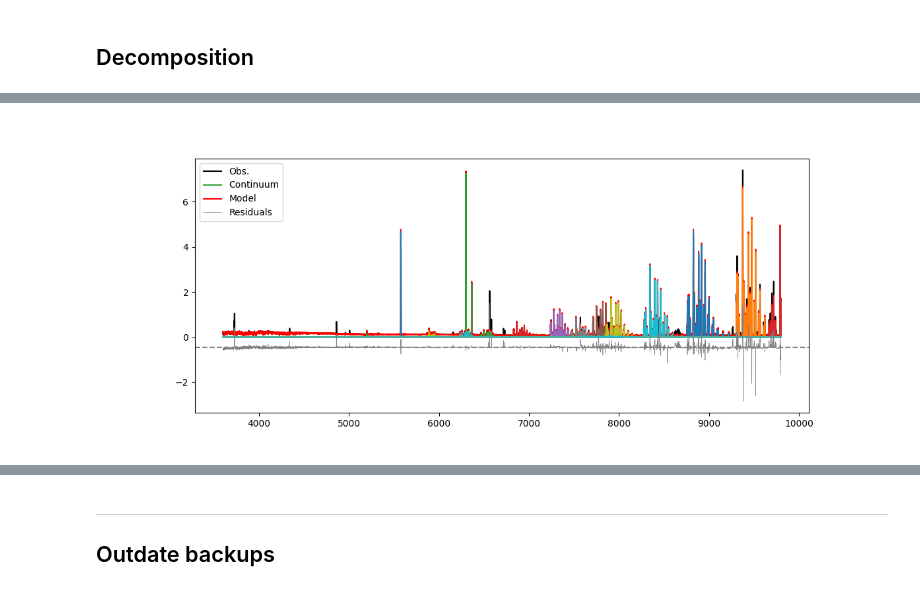
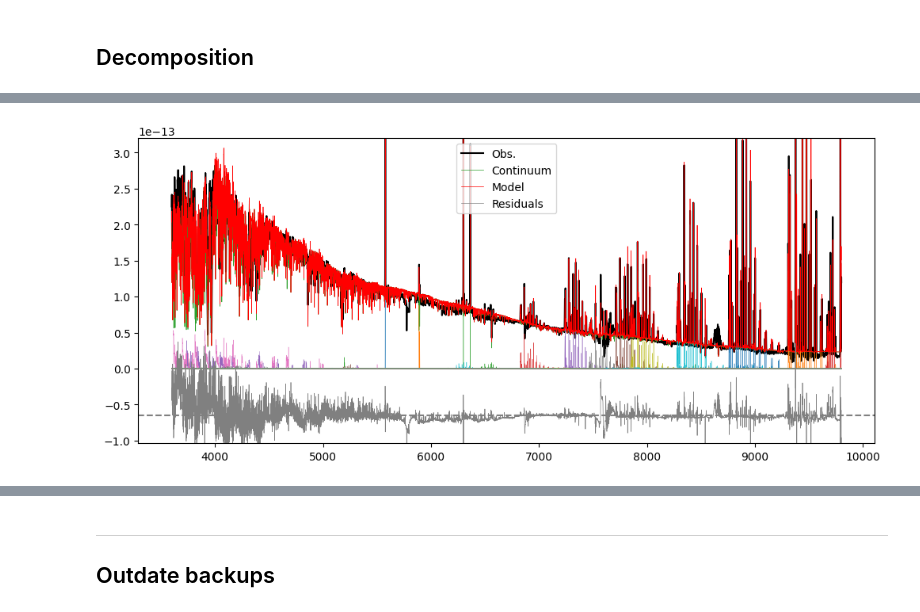
Before and after one commit to sdss/lvmsky, a Jupyter notebook: skysub/decomposition_skyLines_groups_and_SkyModel_continuum.ipynb, the cells around one changed output, grey strips where cells are left out. Saved outputs shown, nothing was run; the diff lists cells and outputs as text; code cells hidden in the pictures.

```diff
--- a/skysub/decomposition_skyLines_groups_and_SkyModel_continuum.ipynb
+++ b/skysub/decomposition_skyLines_groups_and_SkyModel_continuum.ipynb
@@ -10,15 +10,13 @@ And focus on one of the exposure.
 from astropy.table import Table
 from astropy.io import fits
 
-tbl = Table.read('XCframe_1.1.1_3469_31300_1.fits', 'DRP_ALL')
-wave = fits.getdata('XCframe_1.1.1_3469_31300_1.fits', 'WAVE')
-flux = fits.getdata('XCframe_1.1.1_3469_31300_1.fits', 'FLUX')
 
-# idx = 3115
-idx = 2345
-# idx = np.argwhere(tbl['expnum'] == 20838)[0][0] # omega Cen
-# idx = np.argwhere(tbl['expnum'] == 8373)[0][0] # LMC
+XCFrame_file = "XCframe_1.1.1_3469_31300_1.fits"
+fits.info(XCFrame_file)
 
-spec = flux[idx]
-tbl[idx]
+tbl = Table.read(XCFrame_file, 'DRP_ALL')
+wave = fits.getdata(XCFrame_file, 'WAVE')
+flux = fits.getdata(XCFrame_file, 'FLUX')
+sky_east = fits.getdata(XCFrame_file, 'SKY_EAST')
+sky_west = fits.getdata(XCFrame_file, 'SKY_WEST')
 # %% [output]
@@ -215,7 +350,7 @@ ColDefs(
 # %% [markdown]
 ## Create Design matrix
 # %%
-design_matrix = np.zeros((len(lines_groups), wave.size), dtype=float)
+design_matrix_lines = np.zeros((len(lines_groups), wave.size), dtype=float)
 
 lsf_sigma = 1.3 / 2.355
 
@@ -226,58 +361,63 @@ for i, group in enumerate(lines_groups):
     for wave_line, flux_line in zip(wave_group, flux_group):
         if (wave_line >= wave[0]) & (wave_line <= wave[-1]):
             yy = (wave - wave_line) / lsf_sigma
-            design_matrix[i] += flux_line * np.exp(-0.5 * yy ** 2) / (np.sqrt(2*np.pi) * lsf_sigma)
+            design_matrix_lines[i] += flux_line * np.exp(-0.5 * yy ** 2) / (np.sqrt(2*np.pi) * lsf_sigma)
 # %% [markdown]
 ## Decomposition
 # %%
 from scipy.optimize import lsq_linear
 
-factor = 1e-13
 
-continuum_matrix = np.vstack( (
-    skymodel['MOON'] / factor,
-    skymodel['ZODI'] / factor,
-    skymodel['DIFFUSE'] / factor,
-) )
+def decompose_spectrum(spec, continuum_matrix, design_matrix_lines, factor=1e-13, method='separate_cont_comps'):
 
-# `skymodel` also contains `CONT` component, but above definition is more
-# flexible in case independent component fitting is needed.
-cont_spec = np.sum(continuum_matrix, axis=0)
+    if method == 'separate_cont_comps':
+        continuum_matrix_updated = continuum_matrix / factor
+    else:
+        continuum_matrix_updated = np.sum(continuum_matrix, axis=0) / factor
 
-# put continuum matrix instead of cont_spec to fit all continuum components independently
-design_matrix_complete = np.vstack( (design_matrix, cont_spec) )
+    design_matrix_complete = np.vstack( (design_matrix_lines, continuum_matrix_updated) )
 
-bounds = (0, np.inf) # requiring only positive values
-results = lsq_linear(design_matrix_complete.T, spec / factor, bounds=bounds)
-coef = results.x
-print(coef)
+    bounds = (0, np.inf) # requiring only positive values
+    results = lsq_linear(design_matrix_complete.T, spec / factor, bounds=bounds)
 
-model_lines = np.dot(design_matrix.T, coef[:-1])
-model_cont = cont_spec * coef[-1]
+    coef = results.x * factor
 
+    n_lines = design_matrix_lines.shape[0]
 
-###############################################################################
-# plotting the line groups
-model = model_lines + model_cont
-resid = spec / factor - model
-rms = np.std(resid)
+    model_lines = np.dot(design_matrix_complete[:n_lines].T, coef[:n_lines])
+    model_cont = np.dot(design_matrix_complete[n_lines:].T, coef[n_lines:])
 
+    return model_lines, model_cont, coef
 
-%matplotlib widget
-# %matplotlib inline
+# %matplotlib widget
+%matplotlib inline
 
-plt.close()
-plt.figure(figsize=(12, 5))
-plt.plot(wave, spec / factor, color='k', label='Obs.')
+plt.close('all')
+for idx in [100, 200, 300, 400, 500, 600, 700, 800, 900, 1000]:
 
-plt.plot(wave, model_cont, color='C2', label='Continuum')
-plt.plot(wave, model, color='red', label='Model')
-for i, grp_spec in enumerate(design_matrix):
-    plt.plot(wave, grp_spec * coef[i], '-')
+    spec_obs = sky_east[idx]
+    model_lines, model_cont, coef = \
+        decompose_spectrum(spec_obs,
+                           np.vstack( (sm_moon[idx], sm_zodi[idx], sm_diffuse[idx],) ),
+                           design_matrix_lines)
 
-resid_level = -5 * rms
-plt.axhline(resid_level, color='gray', linestyle='--')
-plt.plot(wave, resid_level + resid, color='gray', lw=0.5, label='Residuals')
-plt.legend()
-plt.show()
+    model = model_lines + model_cont
+    resid = spec_obs - model
+    rms = np.std(resid)
+
+    plt.figure(figsize=(12, 5))
+    plt.plot(wave, spec_obs, color='k', label='Obs.')
+
+    plt.plot(wave, model_cont, color='C2', label='Continuum', lw=0.5)
+
+    for i, grp_spec in enumerate(design_matrix_lines):
+        plt.plot(wave, grp_spec * coef[i], '-', lw=0.3)
+
+    resid_level = -5 * rms
+    plt.axhline(resid_level, color='gray', linestyle='--')
+    plt.plot(wave, model, color='red', label='Model', lw=0.5)
+    plt.plot(wave, resid_level + resid, color='gray', lw=0.5, label='Residuals')
+    plt.ylim(resid_level - 3 * rms, np.max(model_cont) + 3 * rms)
+    plt.legend()
+    plt.show()
 # %% [output]
@@ -292 +424 @@ plt.show()
-[figure, old version]
+[figure, new version]
```
Also changed, not shown: parts of 14 cells of this notebook, 3 other files.
